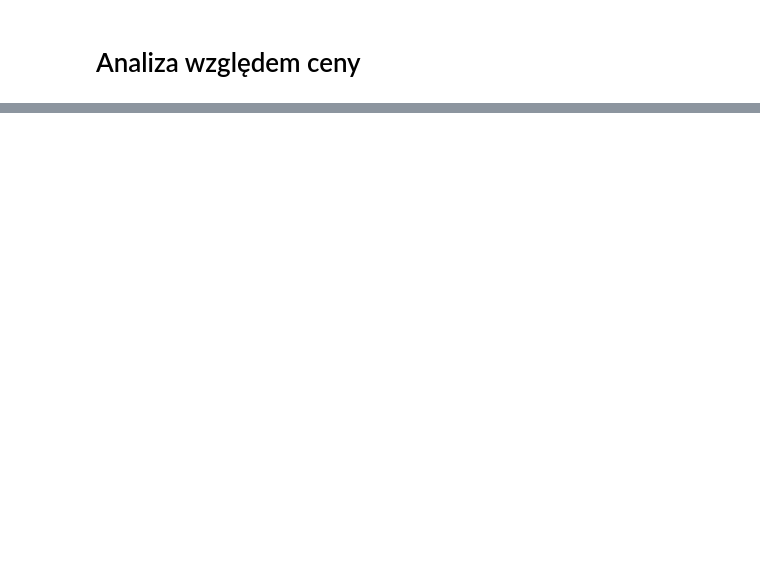
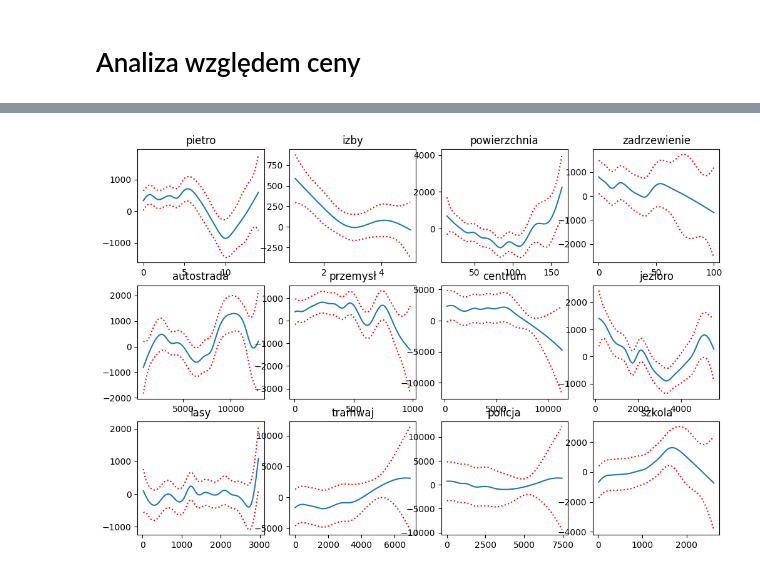
Before and after one commit to Eikthyrnir/UAM_labs, a Jupyter notebook: sem2/interpretacyjne_ml/lab1.ipynb, the cells around one changed output, grey strips where cells are left out. Saved outputs shown, nothing was run; the diff lists cells and outputs as text; code cells hidden in the pictures; blank space fills up the shorter version.

```diff
--- a/sem2/interpretacyjne_ml/lab1.ipynb
+++ b/sem2/interpretacyjne_ml/lab1.ipynb
@@ -91,0 +161,4 @@ for column, ax in zip(data.columns, axes.flatten()):
+# %%
+gam = LinearGAM()
+gam.fit(X, y)
+gam.summary()
@@ -91,0 +189,10 @@ for column, ax in zip(data.columns, axes.flatten()):
+# %%
+fig, axes = plt.subplots(3,4,figsize=(12,8))
+for t, ax in zip(range(len(X.columns)),axes.flatten()):
+    XX = gam.generate_X_grid(term=t)
+    pdp, confi = gam.partial_dependence(term=t, X=XX, width=0.95)
+    ax.plot(XX.T[t],pdp)
+    ax.plot(XX.T[t],confi,c="r",ls=":")
+    ax.set_title(X.columns[t])
+# %% [output]
+[figure, added]
```
Also changed, not shown: parts of 30 cells of this notebook, 2 other files.
